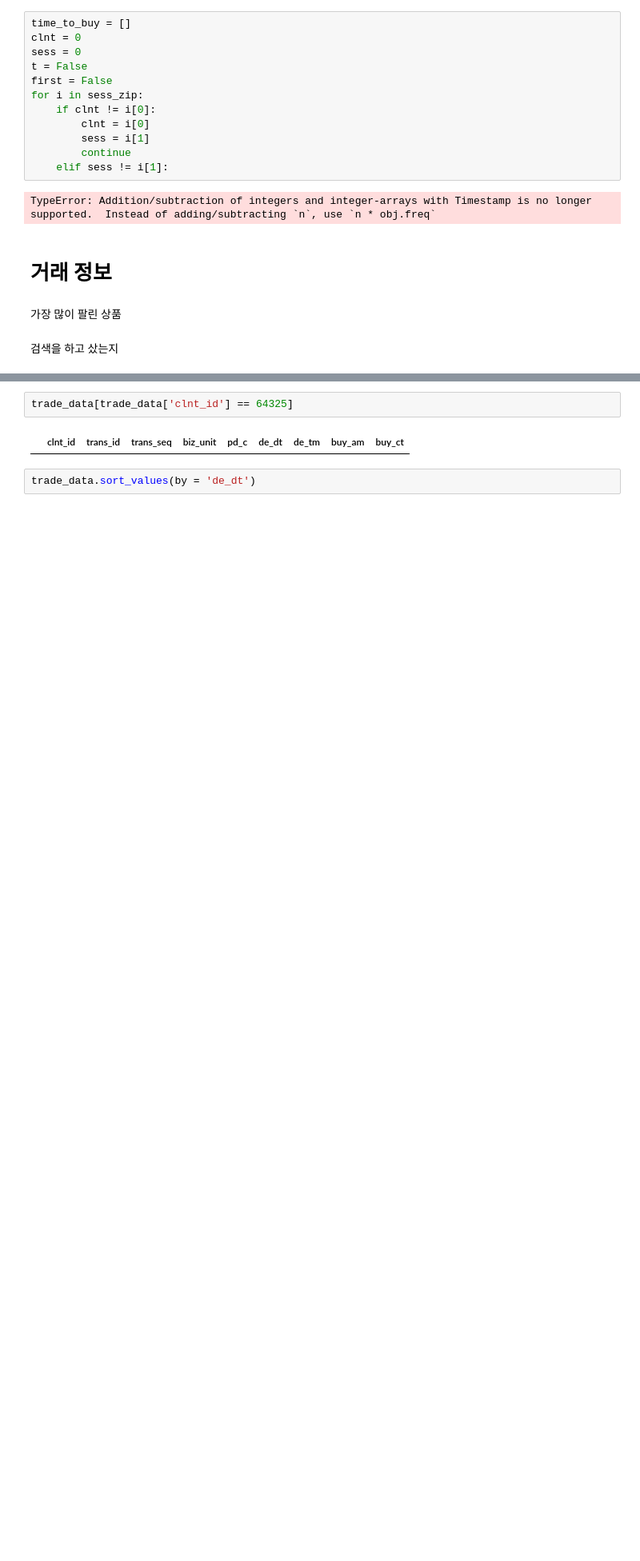
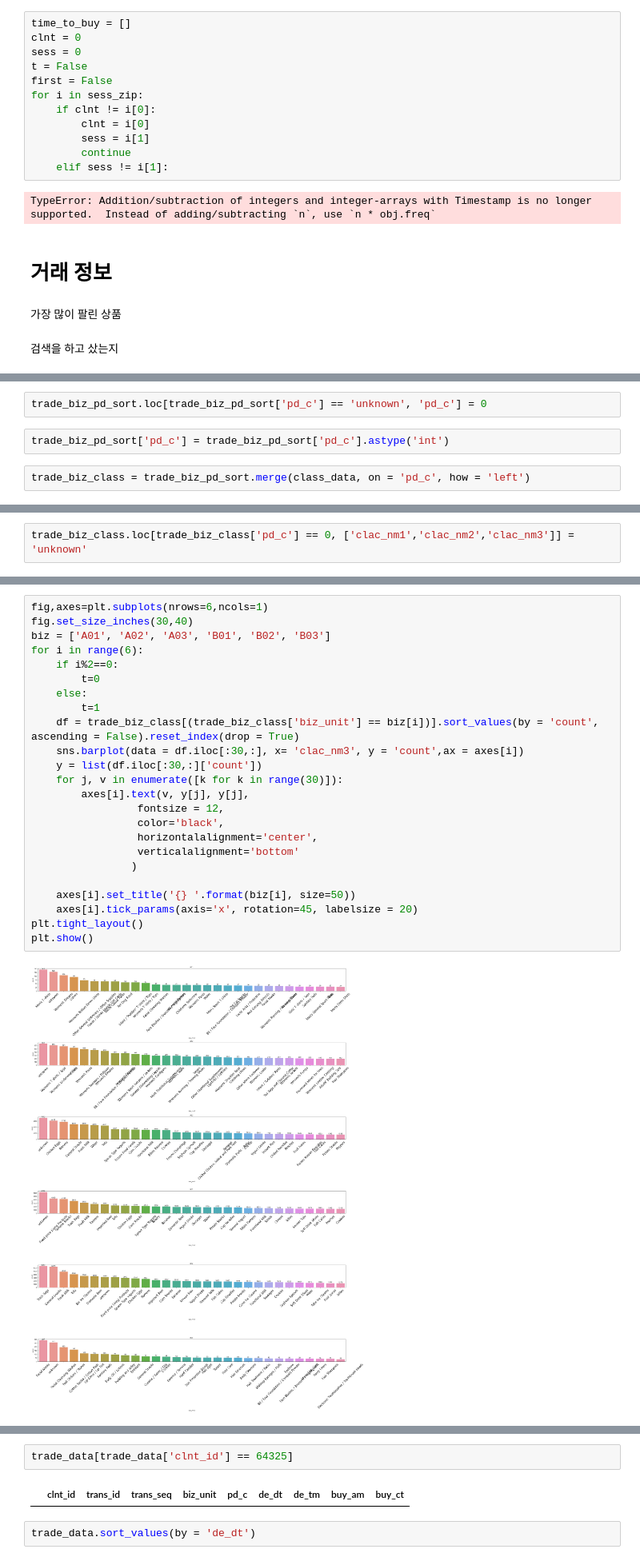
Before and after one commit to Gyeol0/Personalized-Content-Recommendation, a Jupyter notebook: L.Point.ipynb, the cells around one changed output, grey strips where cells are left out. Shown at 80% size. Saved outputs shown, nothing was run; the diff lists cells and outputs as text; blank space fills up the shorter version.

```diff
--- a/L.Point.ipynb
+++ b/L.Point.ipynb
@@ -580,0 +683,6 @@ trade_data
+# %%
+trade_biz_pd_sort.loc[trade_biz_pd_sort['pd_c'] == 'unknown', 'pd_c'] = 0
+# %%
+trade_biz_pd_sort['pd_c'] = trade_biz_pd_sort['pd_c'].astype('int')
+# %%
+trade_biz_class = trade_biz_pd_sort.merge(class_data, on = 'pd_c', how = 'left')
@@ -580,0 +699,2 @@ trade_data
+# %%
+trade_biz_class.loc[trade_biz_class['pd_c'] == 0, ['clac_nm1','clac_nm2','clac_nm3']] = 'unknown'
@@ -580,0 +743,26 @@ trade_data
+# %%
+fig,axes=plt.subplots(nrows=6,ncols=1)
+fig.set_size_inches(30,40)
+biz = ['A01', 'A02', 'A03', 'B01', 'B02', 'B03']
+for i in range(6):
+    if i%2==0:
+        t=0
+    else:
+        t=1
+    df = trade_biz_class[(trade_biz_class['biz_unit'] == biz[i])].sort_values(by = 'count', ascending = False).reset_index(drop = True)
+    sns.barplot(data = df.iloc[:30,:], x= 'clac_nm3', y = 'count',ax = axes[i])
+    y = list(df.iloc[:30,:]['count'])
+    for j, v in enumerate([k for k in range(30)]):
+        axes[i].text(v, y[j], y[j],
+                 fontsize = 12,
+                 color='black',
+                 horizontalalignment='center',
+                 verticalalignment='bottom'
+                )
+
+    axes[i].set_title('{} '.format(biz[i], size=50))
+    axes[i].tick_params(axis='x', rotation=45, labelsize = 20)
+plt.tight_layout()
+plt.show()
+# %% [output]
+[figure, added]
```
Also changed, not shown: parts of 34 cells of this notebook.
